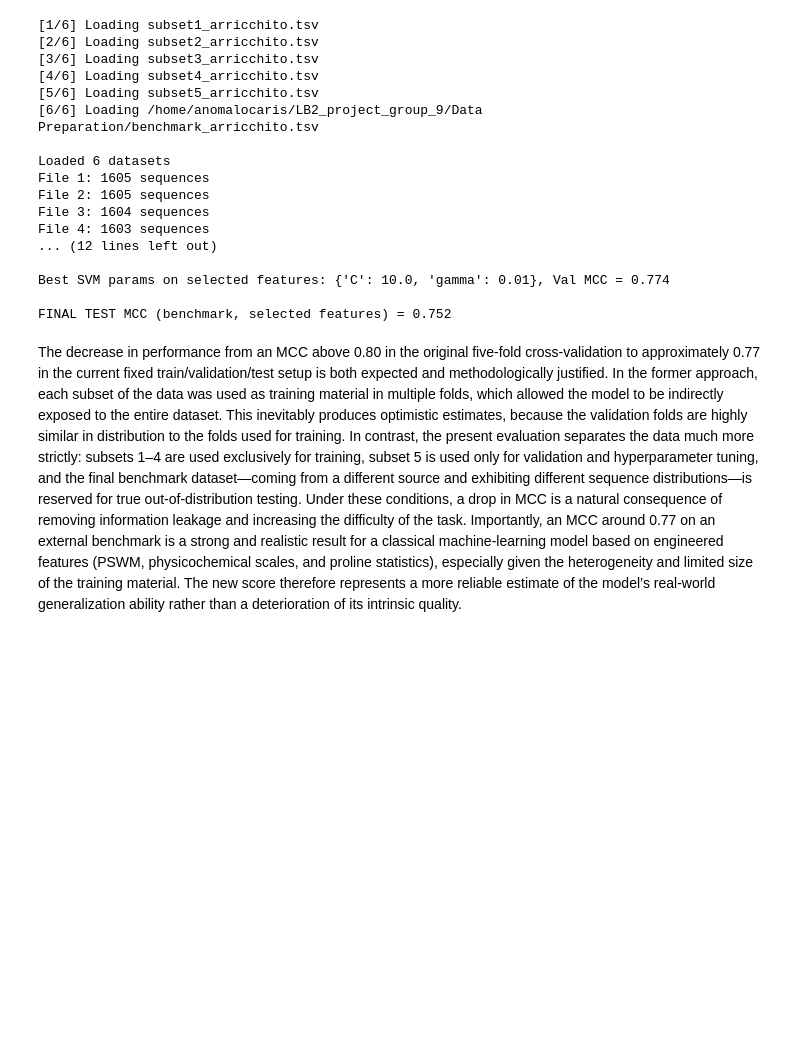
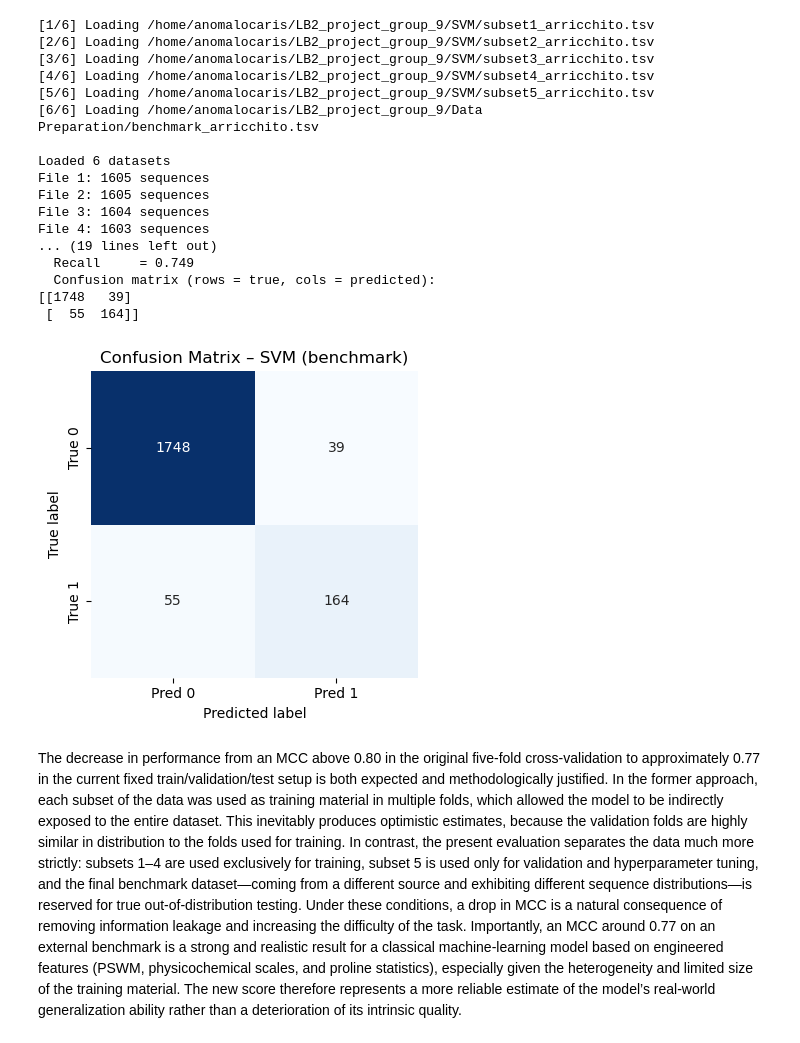
Before and after one commit to Anomalocaris98/LB2_project_group_9, a Jupyter notebook: SVM/SVM_benchmark.ipynb, the cells around one changed output. Drawn from its saved outputs; the diff is of its cells as text; code cells hidden in the pictures; blank space fills up the shorter version.

Commit message:
added plots

```diff
--- a/SVM/SVM_benchmark.ipynb
+++ b/SVM/SVM_benchmark.ipynb
@@ -13,6 +13,18 @@ from sklearn.model_selection import ParameterGrid
 from sklearn.metrics import matthews_corrcoef
 from collections import defaultdict
 import logomaker as lm
+from sklearn.pipeline import Pipeline
+from sklearn.preprocessing import StandardScaler
+from sklearn.svm import SVC
+from sklearn.model_selection import ParameterGrid
+from sklearn.metrics import (
+    matthews_corrcoef,
+    confusion_matrix,
+    accuracy_score,
+    precision_score,
+    recall_score
+)
+
 # ===========================
 # 1) PROTSCALE-LIKE DICTIONARIES
 # ===========================
@@ -484,44 +496,76 @@ for params in ParameterGrid({"C": C_grid, "gamma": gamma_grid}):
     mcc_val = matthews_corrcoef(y_val, y_pred_val)
 
     if mcc_val > best_mcc:
         best_mcc = mcc_val
         best_params = params
 
 print(f"\nBest SVM params on selected features: {best_params}, Val MCC = {best_mcc:.3f}")
 
 # ===========================
 # 10) TRAIN ON TRAIN+VAL AND EVALUATE ON TEST (BENCHMARK)
 # ===========================
 
 # Concatenate training and validation sets with selected features
 X_combined_sel = np.vstack([X_train_sel, X_val_sel])
 y_combined = np.concatenate([y_train, y_val])
 
 # Refit the pipeline with the best hyperparameters on train+val
 pipeline.set_params(svm__C=best_params["C"], svm__gamma=best_params["gamma"])
 pipeline.fit(X_combined_sel, y_combined)
 
 # Evaluate on benchmark (test) set
 y_pred_test = pipeline.predict(X_test_sel)
-test_mcc = matthews_corrcoef(y_test, y_pred_test)
-print(f"\nFINAL TEST MCC (benchmark, selected features) = {test_mcc:.3f}")
+
+# --- METRICS ---
+test_mcc   = matthews_corrcoef(y_test, y_pred_test)
+test_acc   = accuracy_score(y_test, y_pred_test)
+test_prec  = precision_score(y_test, y_pred_test)
+test_recall= recall_score(y_test, y_pred_test)
+cm_test    = confusion_matrix(y_test, y_pred_test)
+
+print(f"\nFINAL TEST METRICS (benchmark, selected features)")
+print(f"  MCC        = {test_mcc:.3f}")
+print(f"  Accuracy   = {test_acc:.3f}")
+print(f"  Precision  = {test_prec:.3f}")
+print(f"  Recall     = {test_recall:.3f}")
+print("  Confusion matrix (rows = true, cols = predicted):")
+print(cm_test)
+
+# OPTIONAL: nice heatmap of confusion matrix
+plt.figure(figsize=(4,4))
+sns.heatmap(
+    cm_test,
+    annot=True,
+    fmt="d",
+    cmap="Blues",
+    cbar=False,
+    xticklabels=["Pred 0", "Pred 1"],
+    yticklabels=["True 0", "True 1"]
+)
+plt.xlabel("Predicted label")
+plt.ylabel("True label")
+plt.title("Confusion Matrix – SVM (benchmark)")
+plt.tight_layout()
+plt.savefig("confusion_matrix_svm_benchmark.png", dpi=300)
+plt.show()
 # %% [output]
-[1/6] Loading subset1_arricchito.tsv
-[2/6] Loading subset2_arricchito.tsv
-[3/6] Loading subset3_arricchito.tsv
-[4/6] Loading subset4_arricchito.tsv
-[5/6] Loading subset5_arricchito.tsv
+[1/6] Loading /home/anomalocaris/LB2_project_group_9/SVM/subset1_arricchito.tsv
+[2/6] Loading /home/anomalocaris/LB2_project_group_9/SVM/subset2_arricchito.tsv
+[3/6] Loading /home/anomalocaris/LB2_project_group_9/SVM/subset3_arricchito.tsv
+[4/6] Loading /home/anomalocaris/LB2_project_group_9/SVM/subset4_arricchito.tsv
+[5/6] Loading /home/anomalocaris/LB2_project_group_9/SVM/subset5_arricchito.tsv
 [6/6] Loading /home/anomalocaris/LB2_project_group_9/Data Preparation/benchmark_arricchito.tsv
 
 Loaded 6 datasets
 File 1: 1605 sequences
 File 2: 1605 sequences
 File 3: 1604 sequences
 File 4: 1603 sequences
-... (12 lines left out)
-
-Best SVM params on selected features: {'C': 10.0, 'gamma': 0.01}, Val MCC = 0.774
-
-FINAL TEST MCC (benchmark, selected features) = 0.752
+... (19 lines left out)
+  Recall     = 0.749
+  Confusion matrix (rows = true, cols = predicted):
+[[1748   39]
+ [  55  164]]
+[figure, added]
 # %% [markdown]
 The decrease in performance from an MCC above 0.80 in the original five-fold cross-validation to approximately 0.77 in the current fixed train/validation/test setup is both expected and methodologically justified. In the former approach, each subset of the data was used as training material in multiple folds, which allowed the model to be indirectly exposed to the entire dataset. This inevitably produces optimistic estimates, because the validation folds are highly similar in distribution to the folds used for training. In contrast, the present evaluation separates the data much more strictly: subsets 1–4 are used exclusively for training, subset 5 is used only for validation and hyperparameter tuning, and the final benchmark dataset—coming from a different source and exhibiting different sequence distributions—is reserved for true out-of-distribution testing. Under these conditions, a drop in MCC is a natural consequence of removing information leakage and increasing the difficulty of the task. Importantly, an MCC around 0.77 on an external benchmark is a strong and realistic result for a classical machine-learning model based on engineered features (PSWM, physicochemical scales, and proline statistics), especially given the heterogeneity and limited size of the training material. The new score therefore represents a more reliable estimate of the model’s real-world generalization ability rather than a deterioration of its intrinsic quality.
```
Also changed, not shown: 4 other files.
